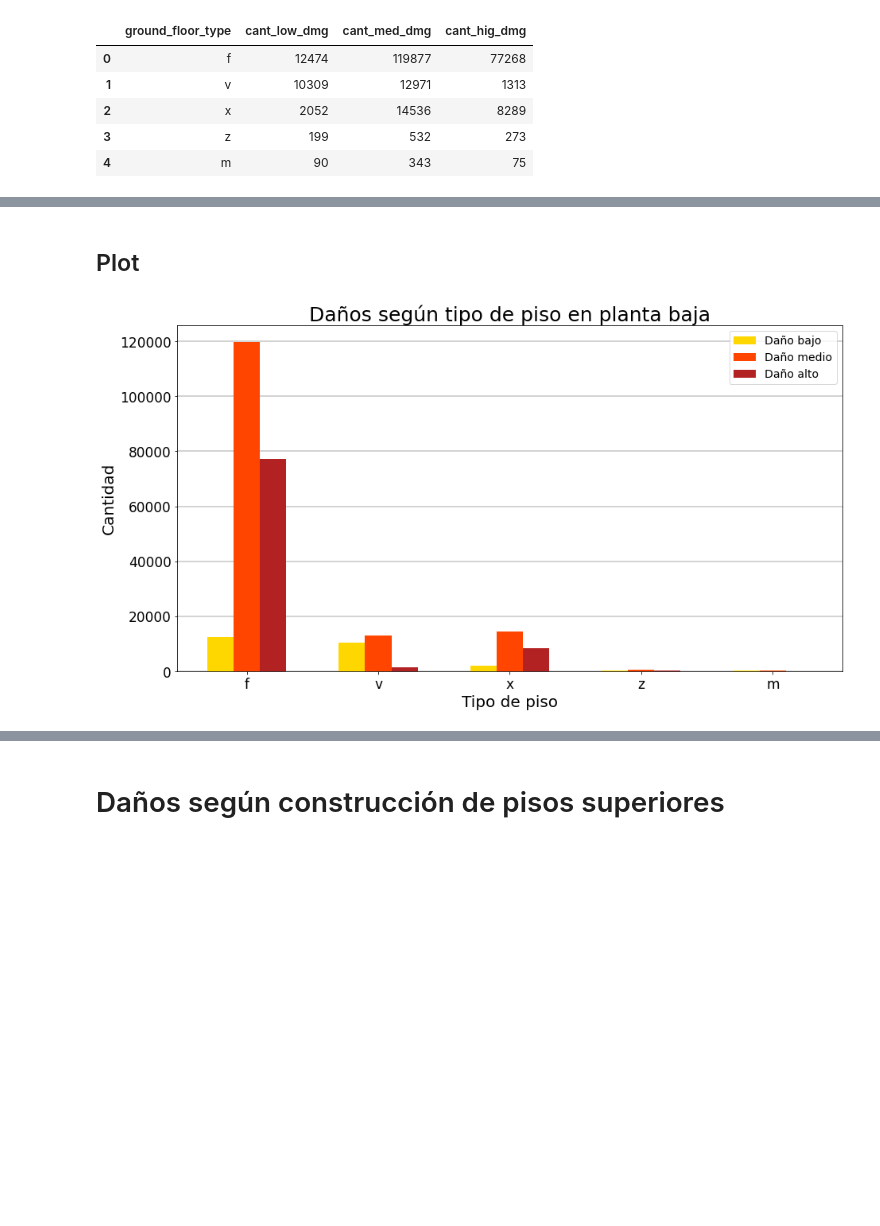
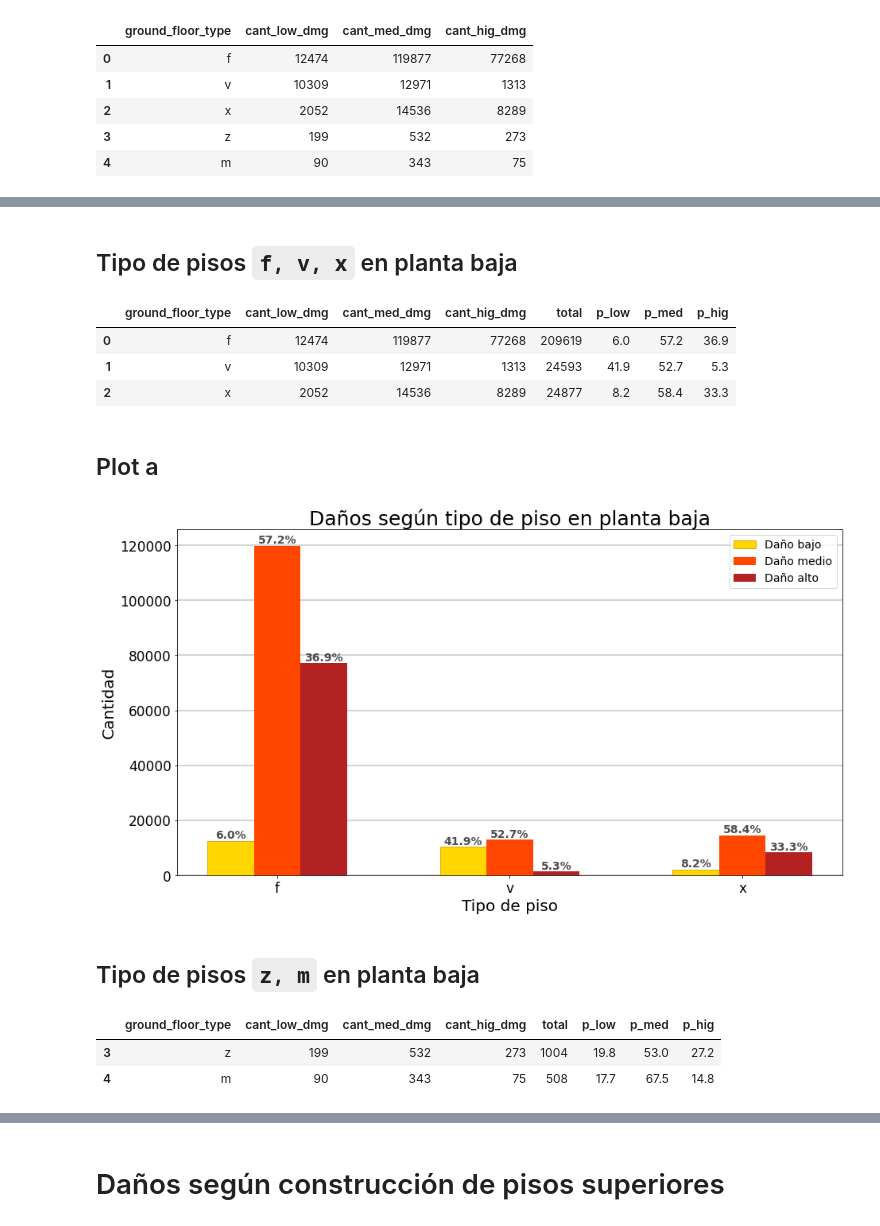
Before and after one commit to ffelfis/OrgaDatosTPs, a Jupyter notebook: TP1/nb_facundo.ipynb, the cells around one changed output, grey strips where cells are left out. Drawn from its saved outputs; the diff is of its cells as text; code cells hidden in the pictures; blank space fills up the shorter version.

```diff
--- a/TP1/nb_facundo.ipynb
+++ b/TP1/nb_facundo.ipynb
@@ -922,0 +1008,9 @@ df_dmg_by_grnd_floo
+# %%
+# Suma de casos
+df_dmg_by_grnd_floo['total'] = df_dmg_by_grnd_floo[['cant_low_dmg', 'cant_med_dmg', 'cant_hig_dmg']].sum(axis=1)
+# Cálculo de proporciones, en %
+df_dmg_by_grnd_floo['p_low'] = np.round(df_dmg_by_grnd_floo['cant_low_dmg']/df_dmg_by_grnd_floo['total']*100, 1)
+df_dmg_by_grnd_floo['p_med'] = np.round(df_dmg_by_grnd_floo['cant_med_dmg']/df_dmg_by_grnd_floo['total']*100, 1)
+df_dmg_by_grnd_floo['p_hig'] = np.round(df_dmg_by_grnd_floo['cant_hig_dmg']/df_dmg_by_grnd_floo['total']*100, 1)
+
+df_dmg_by_grnd_floo
@@ -923,29 +1024,61 @@ df_dmg_by_grnd_floo
+# %% [markdown]
+## Tipo de pisos `f, v, x` en planta baja
+# %%
+df_dmg_by_grnd_floo_a = df_dmg_by_grnd_floo.drop([3, 4])
+df_dmg_by_grnd_floo_a
+# %% [output]
+|  | ground_floor_type | cant_low_dmg | cant_med_dmg | cant_hig_dmg | total | p_low | p_med | p_hig |
+| 0 | f | 12474 | 119877 | 77268 | 209619 | 6.0 | 57.2 | 36.9 |
+| 1 | v | 10309 | 12971 | 1313 | 24593 | 41.9 | 52.7 | 5.3 |
+| 2 | x | 2052 | 14536 | 8289 | 24877 | 8.2 | 58.4 | 33.3 |
 # %% [markdown]
-## Plot
+## Plot a
 # %%
 fig,ax = plt.subplots(figsize=(15,8))
-labels = df_dmg_by_grnd_floo['ground_floor_type']
+labels = df_dmg_by_grnd_floo_a['ground_floor_type']
 x = np.arange(len(labels))
 width = 0.2
 
-bar1 = ax.bar(x - width, df_dmg_by_grnd_floo['cant_low_dmg'], width,\
-              label='Daño bajo', color='gold')
-bar2 = ax.bar(x , df_dmg_by_grnd_floo['cant_med_dmg'], width,\
+bar1 = ax.bar(x - width, df_dmg_by_grnd_floo_a['cant_low_dmg'], width,\
+              label='Daño bajo', color='gold', edgecolor='goldenrod')
+bar2 = ax.bar(x , df_dmg_by_grnd_floo_a['cant_med_dmg'], width,\
               label='Daño medio', color='orangered')
-bar3 = ax.bar(x + width, df_dmg_by_grnd_floo['cant_hig_dmg'], width,\
+bar3 = ax.bar(x + width, df_dmg_by_grnd_floo_a['cant_hig_dmg'], width,\
               label='Daño alto', color='firebrick')
 
 ax.set_title('Daños según tipo de piso en planta baja', fontsize=25)
 ax.set_ylabel('Cantidad', fontsize=20)
 ax.set_xlabel('Tipo de piso', fontsize=20)
 ax.set_xticks(x)
 ax.set_xticklabels(labels)
 
 plt.xticks(fontsize=17)
 plt.yticks(fontsize=17)
 plt.legend(fontsize=14)
 
 plt.grid(axis='y', linewidth=2, color='lightgray')
 ax.set_axisbelow(True)
+
+# Proporciones
+ax.bar_label(bar1, labels=df_dmg_by_grnd_floo_a['p_low'].astype('str')+'%', \
+             label_type='edge', color='black', fontsize=14, \
+             fontweight='bold', rotation=0, alpha=0.7)
+ax.bar_label(bar2, labels=df_dmg_by_grnd_floo_a['p_med'].astype('str')+'%', \
+             label_type='edge', color='black', fontsize=14, \
+             fontweight='bold', rotation=0, alpha=0.7)
+ax.bar_label(bar3, labels=df_dmg_by_grnd_floo_a['p_hig'].astype('str')+'%', \
+             label_type='edge', color='black', fontsize=14, \
+             fontweight='bold', rotation=0, alpha=0.7)
+
+plt.show()
 # %% [output]
-[figure, old version]
+[figure, new version]
+# %% [markdown]
+## Tipo de pisos `z, m` en planta baja
+# %%
+df_dmg_by_grnd_floo_b = df_dmg_by_grnd_floo.drop([0, 1, 2])
+df_dmg_by_grnd_floo_b
+# %% [output]
+|  | ground_floor_type | cant_low_dmg | cant_med_dmg | cant_hig_dmg | total | p_low | p_med | p_hig |
+| 3 | z | 199 | 532 | 273 | 1004 | 19.8 | 53.0 | 27.2 |
+| 4 | m | 90 | 343 | 75 | 508 | 17.7 | 67.5 | 14.8 |
```
Also changed, not shown: parts of 34 cells of this notebook.
